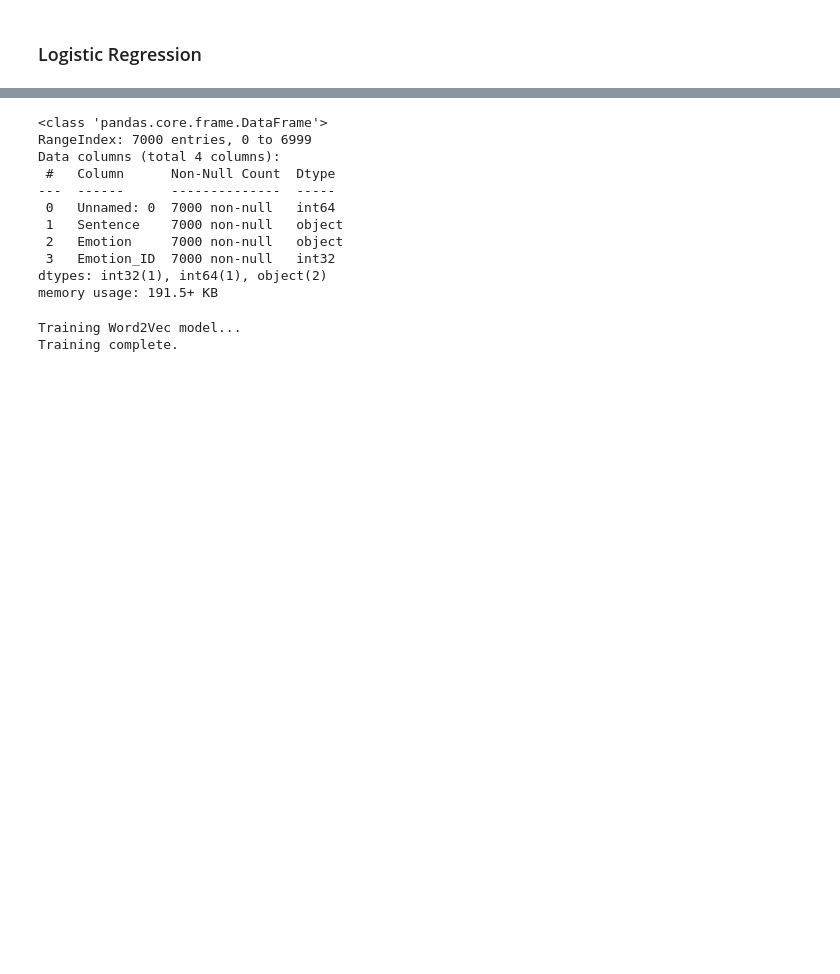
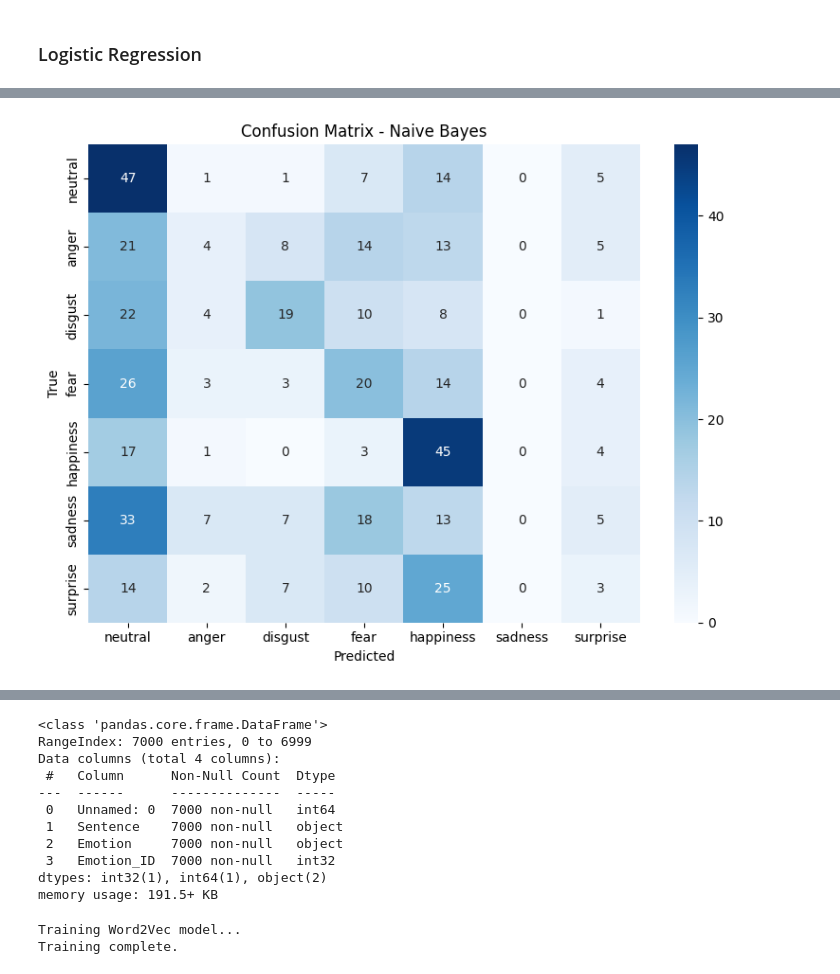
Before and after one commit to dafaqboomduck/nlp-project, a Jupyter notebook: Notebooks/Model-Iterations.ipynb, the cells around one changed output, grey strips where cells are left out. Drawn from its saved outputs; the diff is of its cells as text; code cells hidden in the pictures; blank space fills up the shorter version.

```diff
--- a/Notebooks/Model-Iterations.ipynb
+++ b/Notebooks/Model-Iterations.ipynb
@@ -198,3 +222,23 @@ weighted avg      0.227     0.287     0.229       488
+# %%
+# Get predictions from Naive Bayes
+y_pred = nb.predict(X_test)
+
+# Compute confusion matrix
+cm = confusion_matrix(y_test, y_pred)
+
+# Plot heatmap
+fig, ax = plt.subplots(figsize=(8, 6))
+sns.heatmap(cm, annot=True, fmt='d', cmap='Blues',
+            xticklabels=[EMOTION_MAP[i] for i in range(len(EMOTION_MAP))],
+            yticklabels=[EMOTION_MAP[i] for i in range(len(EMOTION_MAP))],
+            ax=ax)
+ax.set_xlabel('Predicted')
+ax.set_ylabel('True')
+ax.set_title('Confusion Matrix - Naive Bayes')
+plt.tight_layout()
+plt.show()
+# %% [output]
+[figure, added]
 # %%
 from sklearn.svm import LinearSVC
 
```
Also changed, not shown: parts of 16 cells of this notebook, 1 other file.
